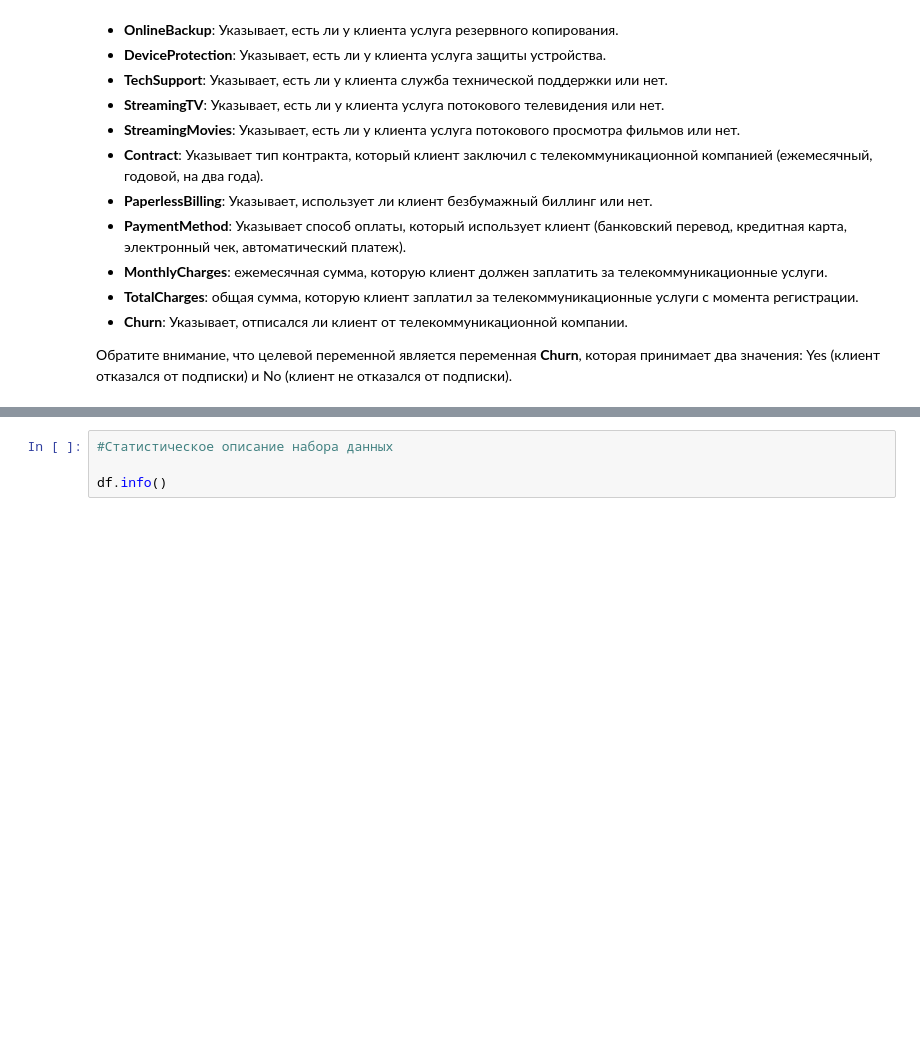
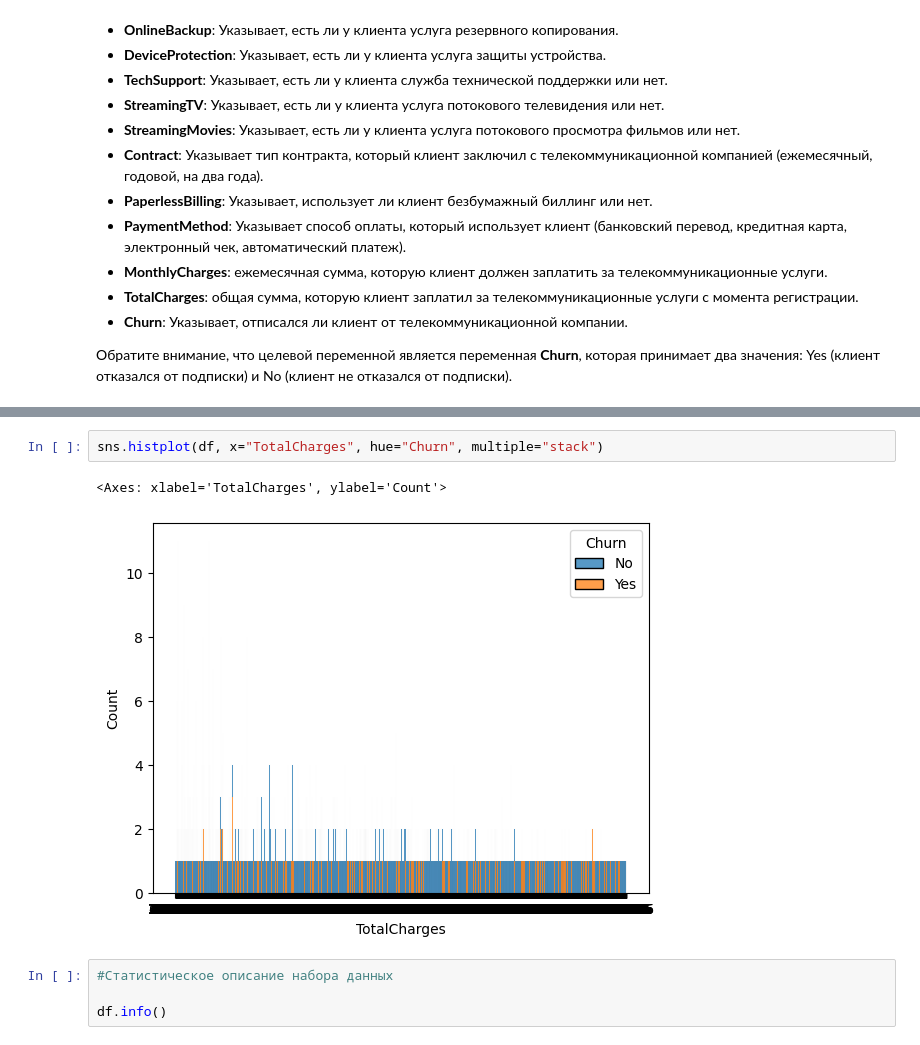
Before and after one commit to KOCORA/The-architecture-of-artificial-intelligence-systems., a Jupyter notebook: Costumer_churn.ipynb, the cells around one changed output, grey strips where cells are left out. Saved outputs shown, nothing was run; the diff lists cells and outputs as text; blank space fills up the shorter version.

```diff
--- a/Costumer_churn.ipynb
+++ b/Costumer_churn.ipynb
@@ -105,3 +113,8 @@ df
+# %%
+sns.histplot(df, x="TotalCharges", hue="Churn", multiple="stack")
+# %% [output]
+<Axes: xlabel='TotalCharges', ylabel='Count'>
+[figure, added]
 # %%
 #Статистическое описание набора данных
 
```
Also changed, not shown: parts of 5 cells of this notebook.
